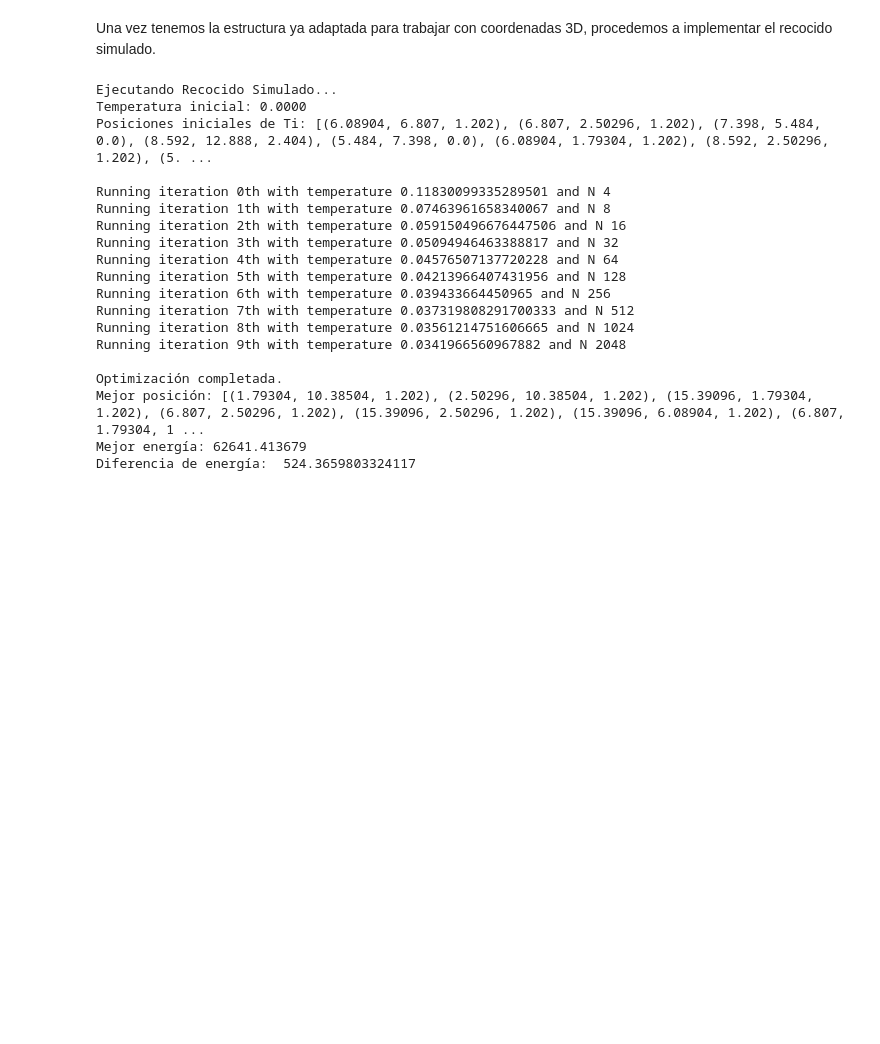
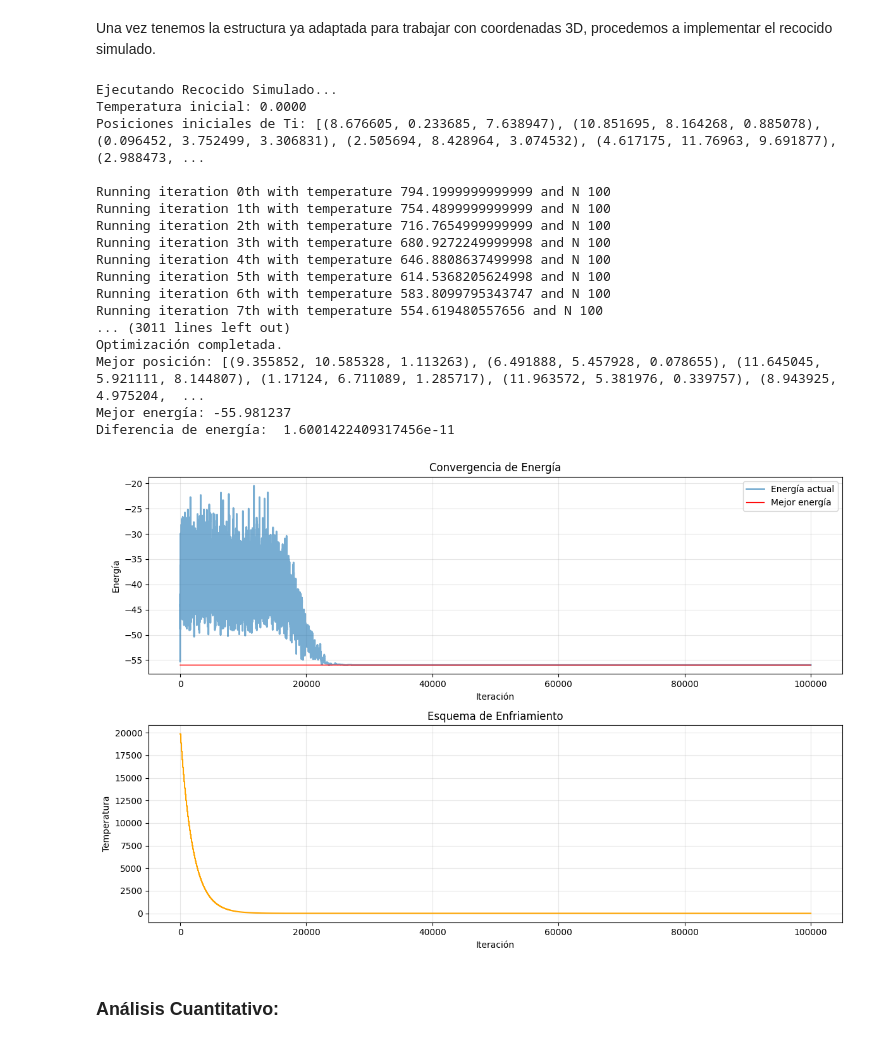
Before and after one commit to Unbo10/Markov, a Jupyter notebook: Parcial2.ipynb, the cells around one changed output. Cells and saved outputs as stored; diff of their text form; code cells hidden in the pictures; blank space fills up the shorter version.

```diff
--- a/Parcial2.ipynb
+++ b/Parcial2.ipynb
@@ -1228,8 +1228,12 @@ import numpy as np
 import plotly.graph_objects as go
 
 # Load both datasets
-fe_data = np.loadtxt('Parcial2/CMA_simulated annealing_imanes_Fe_positions.txt')
-nd_data = np.loadtxt('Parcial2/CMA_simulated annealing_imanes_Nd_positions.txt')
+fe_data = np.loadtxt('Parcial2/Fe_positions_v2.txt')
+nd_data = np.loadtxt('Parcial2/Nd_positions_v2.txt')
+
+#Remmove duplicates if any
+fe_data = np.unique(fe_data, axis=0)
+nd_data = np.unique(nd_data, axis=0)
 # Create interactive 3D scatter plot with both atom types
 fig = go.Figure()
 
@@ -1773,8 +1625,8 @@ class SimulatedAnnealingSupercell_2x2x1:
                  n_cooldowns: int = 15):
         self.supercell = supercell
         k: float = len(supercell.fe_sites) #*the number of neighbors = the number of available Fe sites
-        self.cooling_schedule: list[float] = [k*cooling_constant / math.log(n) for n in range(2, n_cooldowns + 2)]
-        self.N_sequence: list[int] = [2**n for n in range(2, n_cooldowns + 2)]
+        self.cooling_schedule: list[float] = [k*cooling_constant*(0.95**n)  for n in range(2, n_cooldowns + 2)]
+        self.N_sequence: list[int] = [100 for n in range(2, n_cooldowns + 2)]
 
         #*To record progress/debugging
         self.energy_history = []
@@ -1896,30 +1748,37 @@ class SimulatedAnnealingSupercell_2x2x1:
         plt.show()
 # %%
 supercell: Supercell_2x2x1 = Supercell_2x2x1(MorseParameterDatabase())
-sa_optimizer = SimulatedAnnealingSupercell_2x2x1(
-        supercell,
-        cooling_constant=0.001,
-        n_cooldowns=10
-        )
-best_ti_sites, minimum_energy = sa_optimizer.run()
-supercell.graph()
+
+for c in [10, 100, 250]:
+        sa_optimizer = SimulatedAnnealingSupercell_2x2x1(
+                supercell,
+                cooling_constant=c,
+                n_cooldowns=1000
+                )
+        best_ti_sites, minimum_energy = sa_optimizer.run()
+#supercell.graph()
 # %% [output]
 Ejecutando Recocido Simulado...
 Temperatura inicial: 0.0000
-Posiciones iniciales de Ti: [(6.08904, 6.807, 1.202), (6.807, 2.50296, 1.202), (7.398, 5.484, 0.0), (8.592, 12.888, 2.404), (5.484, 7.398, 0.0), (6.08904, 1.79304, 1.202), (8.592, 2.50296, 1.202), (5. ...
+Posiciones iniciales de Ti: [(8.676605, 0.233685, 7.638947), (10.851695, 8.164268, 0.885078), (0.096452, 3.752499, 3.306831), (2.505694, 8.428964, 3.074532), (4.617175, 11.76963, 9.691877), (2.988473, ...
 
-Running iteration 0th with temperature 0.11830099335289501 and N 4
-Running iteration 1th with temperature 0.07463961658340067 and N 8
-Running iteration 2th with temperature 0.059150496676447506 and N 16
-Running iteration 3th with temperature 0.05094946463388817 and N 32
-Running iteration 4th with temperature 0.04576507137720228 and N 64
-Running iteration 5th with temperature 0.04213966407431956 and N 128
-Running iteration 6th with temperature 0.039433664450965 and N 256
-Running iteration 7th with temperature 0.037319808291700333 and N 512
-Running iteration 8th with temperature 0.03561214751606665 and N 1024
-Running iteration 9th with temperature 0.0341966560967882 and N 2048
-
+Running iteration 0th with temperature 794.1999999999999 and N 100
+Running iteration 1th with temperature 754.4899999999999 and N 100
+Running iteration 2th with temperature 716.7654999999999 and N 100
+Running iteration 3th with temperature 680.9272249999998 and N 100
+Running iteration 4th with temperature 646.8808637499998 and N 100
+Running iteration 5th with temperature 614.5368205624998 and N 100
+Running iteration 6th with temperature 583.8099795343747 and N 100
+Running iteration 7th with temperature 554.619480557656 and N 100
+... (3011 lines left out)
 Optimización completada.
-Mejor posición: [(1.79304, 10.38504, 1.202), (2.50296, 10.38504, 1.202), (15.39096, 1.79304, 1.202), (6.807, 2.50296, 1.202), (15.39096, 2.50296, 1.202), (15.39096, 6.08904, 1.202), (6.807, 1.79304, 1 ...
-Mejor energía: 62641.413679
-Diferencia de energía:  524.3659803324117
+Mejor posición: [(9.355852, 10.585328, 1.113263), (6.491888, 5.457928, 0.078655), (11.645045, 5.921111, 8.144807), (1.17124, 6.711089, 1.285717), (11.963572, 5.381976, 0.339757), (8.943925, 4.975204,  ...
+Mejor energía: -55.981237
+Diferencia de energía:  1.6001422409317456e-11
+# %%
+supercell.graph()
+sa_optimizer.plot_convergence()
+# %% [output]
+[figure, added]
+# %% [markdown]
+### Análisis Cuantitativo:
```
Also changed, not shown: parts of 9 cells of this notebook, 8 other files.
